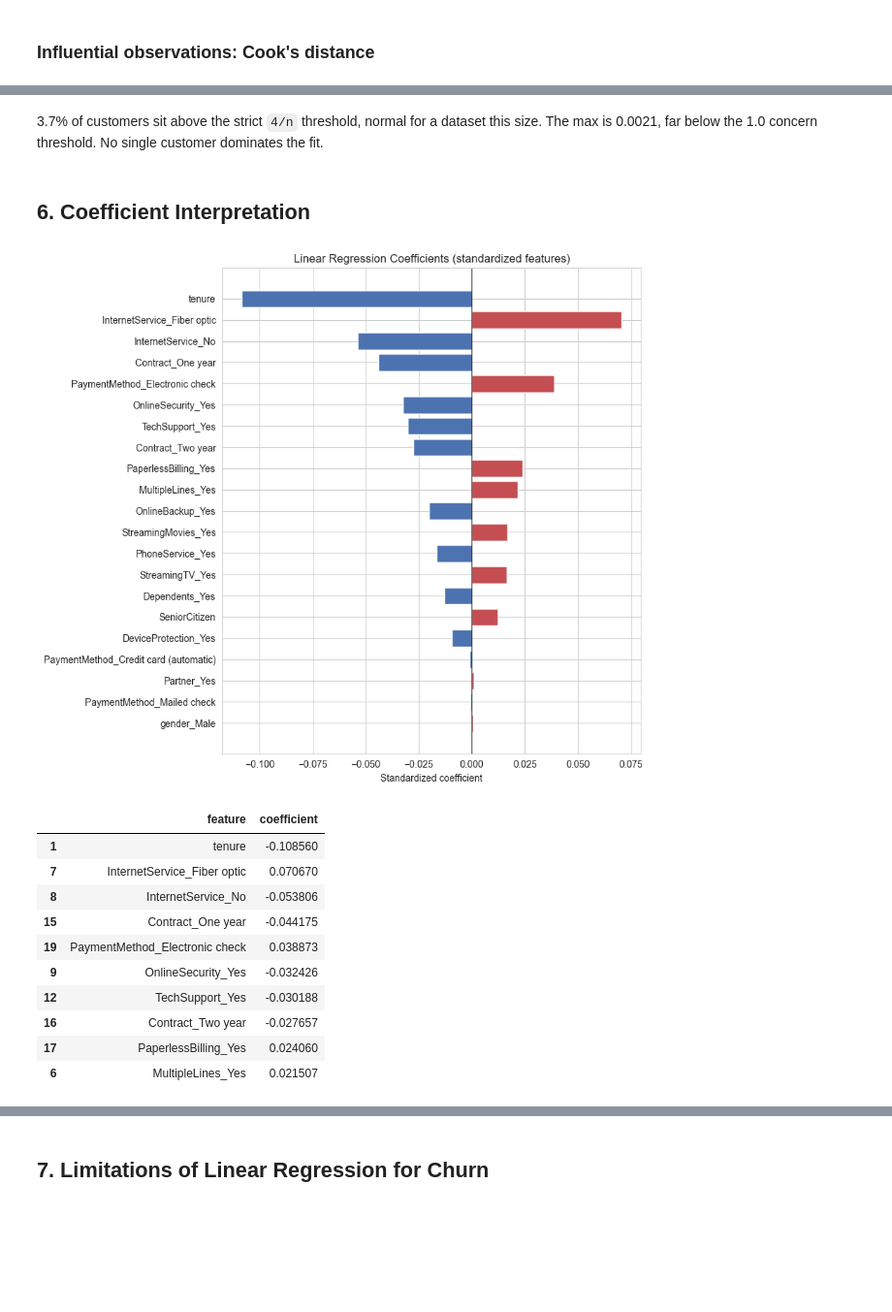
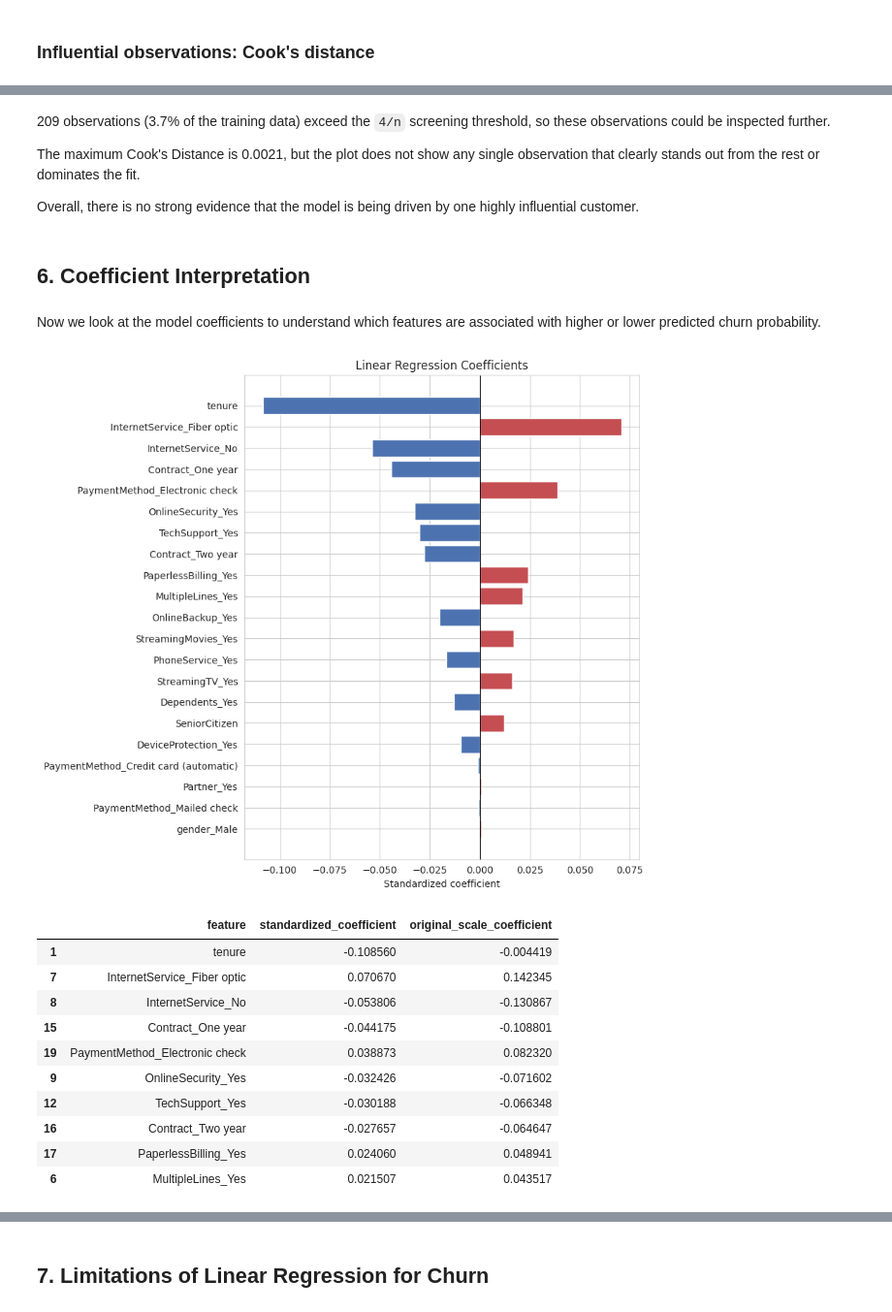
Before and after one commit to edominicduke/aipi-590-assumption-junction, a Jupyter notebook: alberto_aej_linear_regression.ipynb, the cells around one changed output, grey strips where cells are left out. Shown at 97% size. Cells and saved outputs as stored; diff of their text form; code cells hidden in the pictures; blank space fills up the shorter version.

Commit message:
Update linear regression churn analysis

```diff
--- a/alberto_aej_linear_regression.ipynb
+++ b/alberto_aej_linear_regression.ipynb
@@ -471,35 +577,59 @@ Maximum Cook's Distance: 0.0021 (rule of thumb for concern: > 1.0)
 # %% [markdown]
-3.7% of customers sit above the strict `4/n` threshold, normal for a dataset this size. The max is 0.0021, far below the 1.0 concern threshold. No single customer dominates the fit.
+209 observations (3.7% of the training data) exceed the `4/n` screening threshold, so these observations could be inspected further.
+
+The maximum Cook's Distance is 0.0021, but the plot does not show any single observation that clearly stands out from the rest or dominates the fit.
+
+Overall, there is no strong evidence that the model is being driven by one highly influential customer.
 # %% [markdown]
 ## 6. Coefficient Interpretation
+# %% [markdown]
+Now we look at the model coefficients to understand which features are associated with higher or lower predicted churn probability.
 # %%
+# Store both standardized coefficients and coefficients in the original feature scale
 coef_df = pd.DataFrame({
-    "feature": X_train_scaled.columns,
-    "coefficient": lr_model.coef_
-}).sort_values("coefficient", key=abs, ascending=False)
+    "feature": X_train.columns,
+    "standardized_coefficient": lr_model.coef_,
+    "original_scale_coefficient": lr_model.coef_ / scaler.scale_
+})
+
+# Sort by standardized coefficient magnitude so coefficients are easier to compare
+coef_df = coef_df.sort_values(
+    "standardized_coefficient",
+    key=abs,
+    ascending=False
+)
 
 plt.figure(figsize=(9, 8))
-colors = ["#C44E52" if c > 0 else "#4C72B0" for c in coef_df["coefficient"]]
-plt.barh(coef_df["feature"], coef_df["coefficient"], color=colors)
+colors = [
+    "#C44E52" if c > 0 else "#4C72B0"
+    for c in coef_df["standardized_coefficient"]
+]
+
+plt.barh(
+    coef_df["feature"],
+    coef_df["standardized_coefficient"],
+    color=colors
+)
+
 plt.axvline(0, color="black", linewidth=0.8)
 plt.xlabel("Standardized coefficient")
-plt.title("Linear Regression Coefficients (standardized features)")
+plt.title("Linear Regression Coefficients")
 plt.gca().invert_yaxis()
 plt.tight_layout()
 plt.show()
 
 coef_df.head(10)
 # %% [output]
-[figure, old version]
+[figure, new version]
-|  | feature | coefficient |
-| 1 | tenure | -0.108560 |
-| 7 | InternetService_Fiber optic | 0.070670 |
-| 8 | InternetService_No | -0.053806 |
-| 15 | Contract_One year | -0.044175 |
-| 19 | PaymentMethod_Electronic check | 0.038873 |
-| 9 | OnlineSecurity_Yes | -0.032426 |
-| 12 | TechSupport_Yes | -0.030188 |
-| 16 | Contract_Two year | -0.027657 |
-| 17 | PaperlessBilling_Yes | 0.024060 |
-| 6 | MultipleLines_Yes | 0.021507 |
+|  | feature | standardized_coefficient | original_scale_coefficient |
+| 1 | tenure | -0.108560 | -0.004419 |
+| 7 | InternetService_Fiber optic | 0.070670 | 0.142345 |
+| 8 | InternetService_No | -0.053806 | -0.130867 |
+| 15 | Contract_One year | -0.044175 | -0.108801 |
+| 19 | PaymentMethod_Electronic check | 0.038873 | 0.082320 |
+| 9 | OnlineSecurity_Yes | -0.032426 | -0.071602 |
+| 12 | TechSupport_Yes | -0.030188 | -0.066348 |
+| 16 | Contract_Two year | -0.027657 | -0.064647 |
+| 17 | PaperlessBilling_Yes | 0.024060 | 0.048941 |
+| 6 | MultipleLines_Yes | 0.021507 | 0.043517 |
 # %% [markdown]
```
Also changed, not shown: parts of 49 cells of this notebook, 1 other file.
